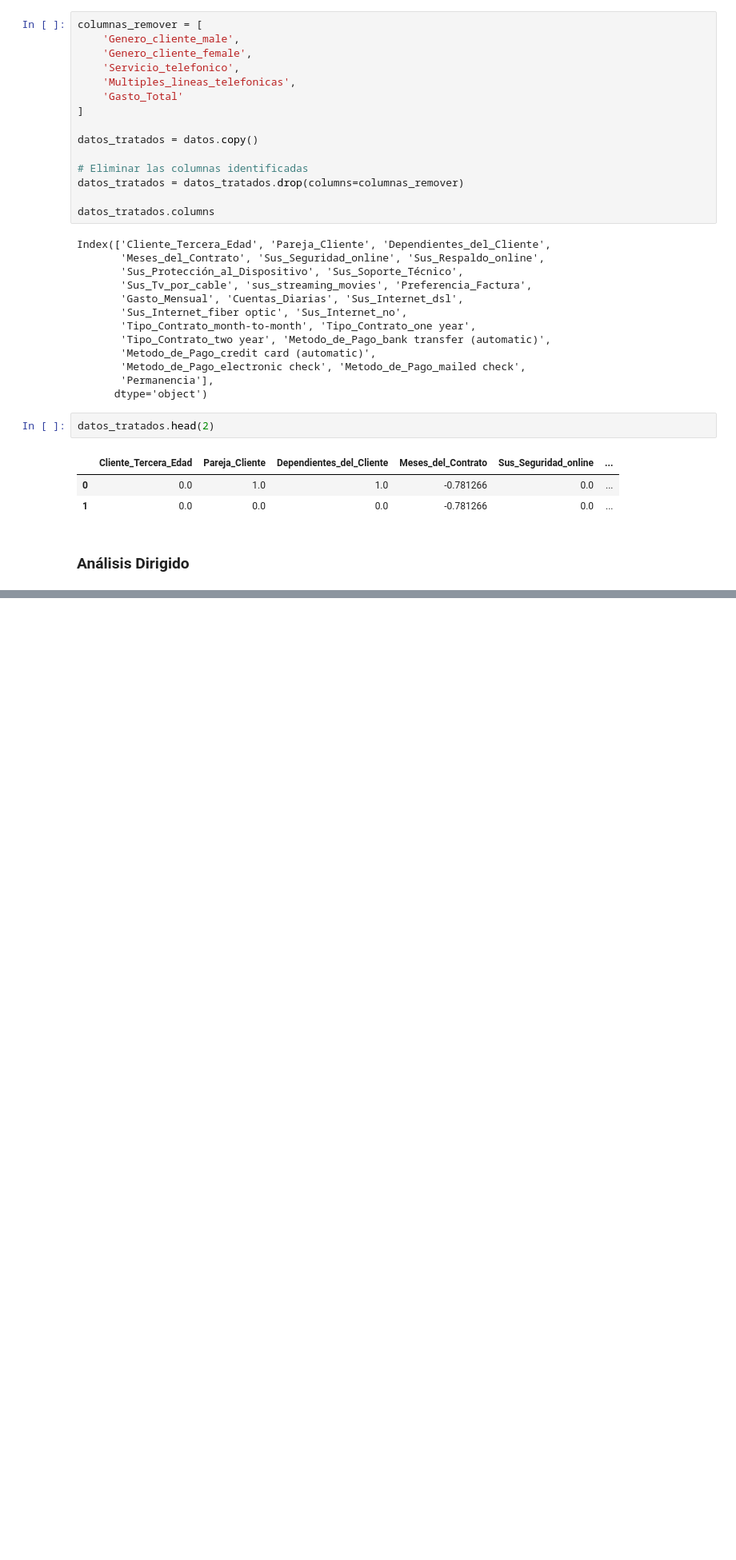
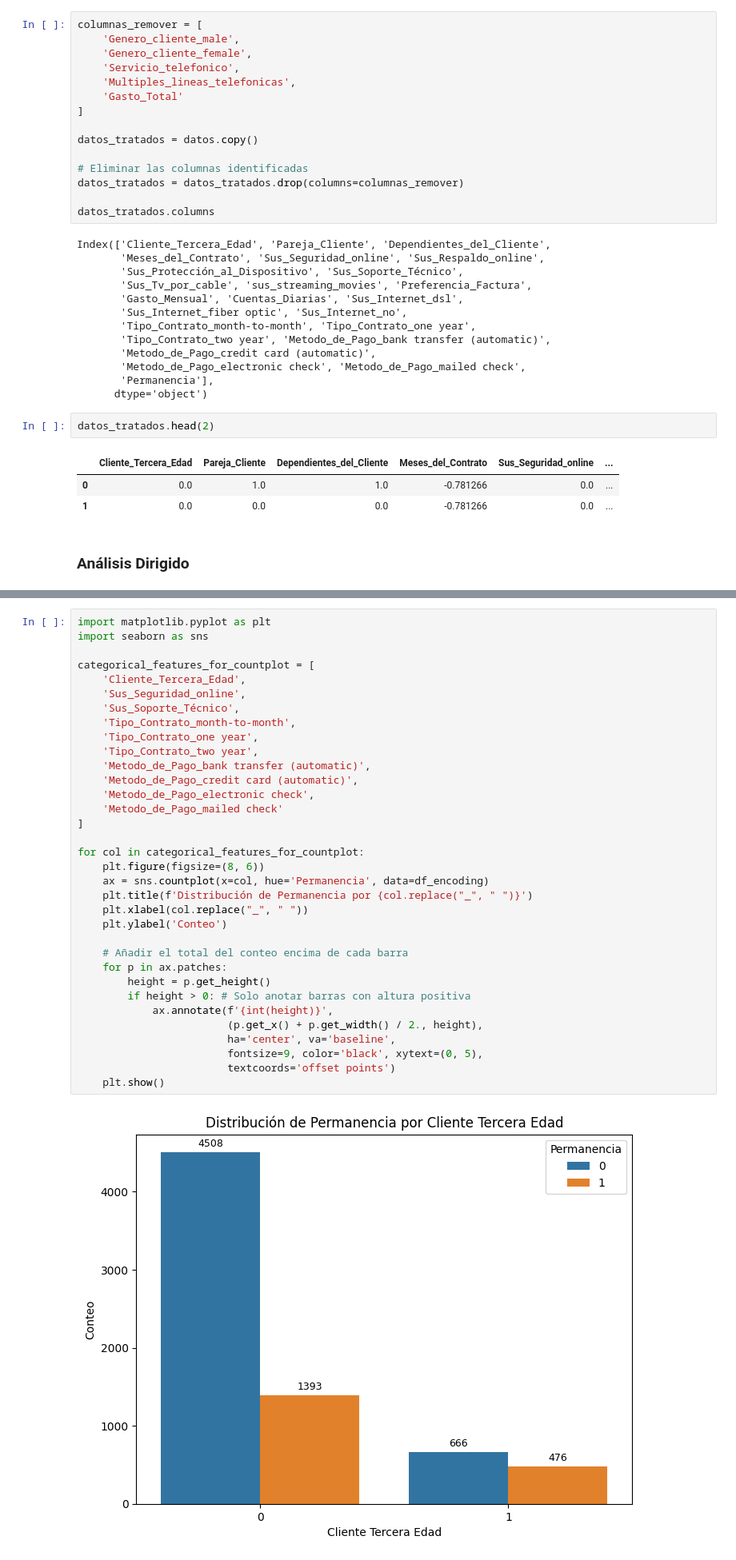
Before and after one commit to CarloR04/Challenge-Telcom_X_2, a Jupyter notebook: Telcom_X_part_2.ipynb, the cells around one changed output, grey strips where cells are left out. Shown at 80% size. Cells and saved outputs as stored; diff of their text form; blank space fills up the shorter version.

```diff
--- a/Telcom_X_part_2.ipynb
+++ b/Telcom_X_part_2.ipynb
@@ -345,0 +409,36 @@ datos_tratados.head(2)
+# %%
+import matplotlib.pyplot as plt
+import seaborn as sns
+
+categorical_features_for_countplot = [
+    'Cliente_Tercera_Edad',
+    'Sus_Seguridad_online',
+    'Sus_Soporte_Técnico',
+    'Tipo_Contrato_month-to-month',
+    'Tipo_Contrato_one year',
+    'Tipo_Contrato_two year',
+    'Metodo_de_Pago_bank transfer (automatic)',
+    'Metodo_de_Pago_credit card (automatic)',
+    'Metodo_de_Pago_electronic check',
+    'Metodo_de_Pago_mailed check'
+]
+
+for col in categorical_features_for_countplot:
+    plt.figure(figsize=(8, 6))
+    ax = sns.countplot(x=col, hue='Permanencia', data=df_encoding)
+    plt.title(f'Distribución de Permanencia por {col.replace("_", " ")}')
+    plt.xlabel(col.replace("_", " "))
+    plt.ylabel('Conteo')
+
+    # Añadir el total del conteo encima de cada barra
+    for p in ax.patches:
+        height = p.get_height()
+        if height > 0: # Solo anotar barras con altura positiva
+            ax.annotate(f'{int(height)}',
+                        (p.get_x() + p.get_width() / 2., height),
+                        ha='center', va='baseline',
+                        fontsize=9, color='black', xytext=(0, 5),
+                        textcoords='offset points')
+    plt.show()
+# %% [output]
+[figure, added]
```
Also changed, not shown: parts of 15 cells of this notebook.
